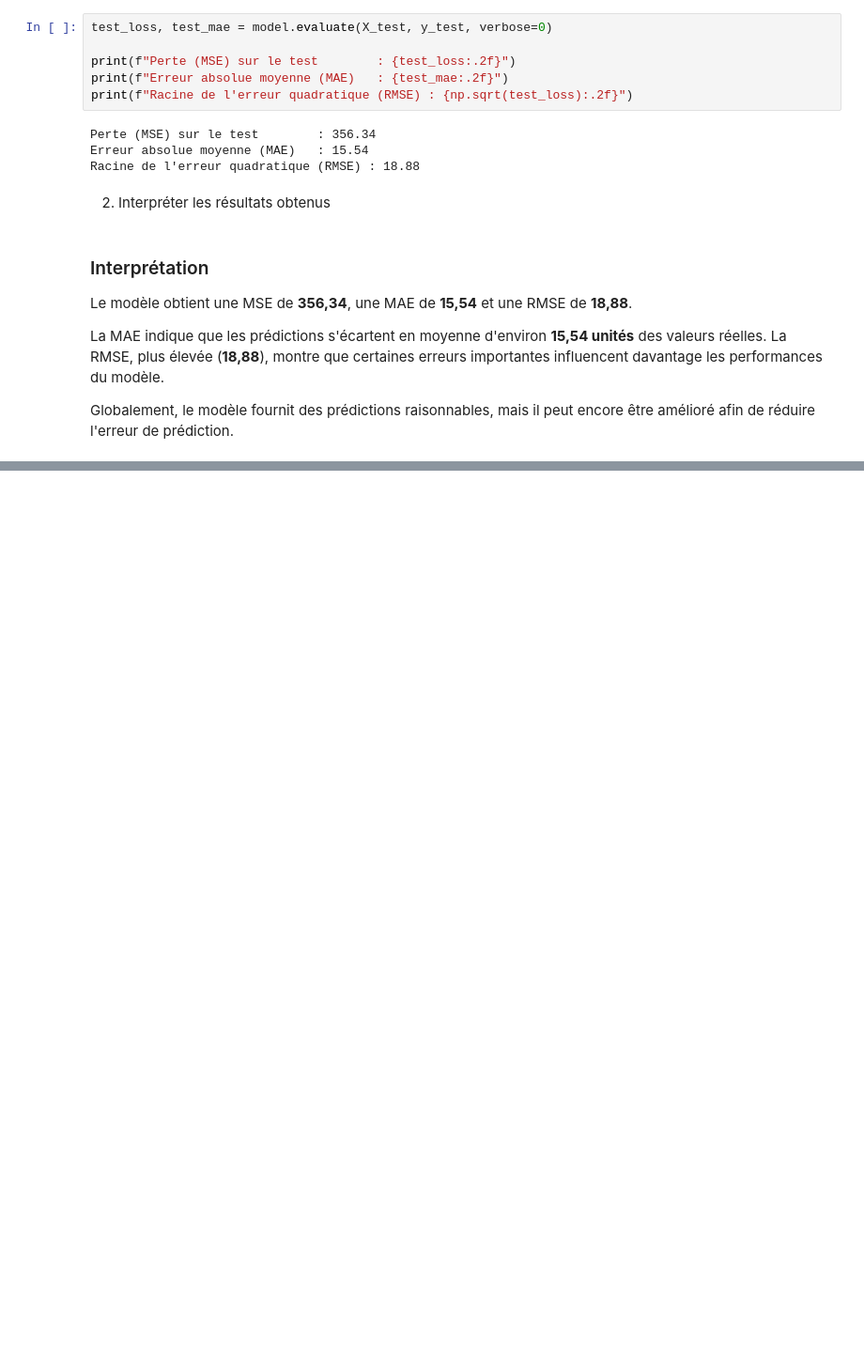
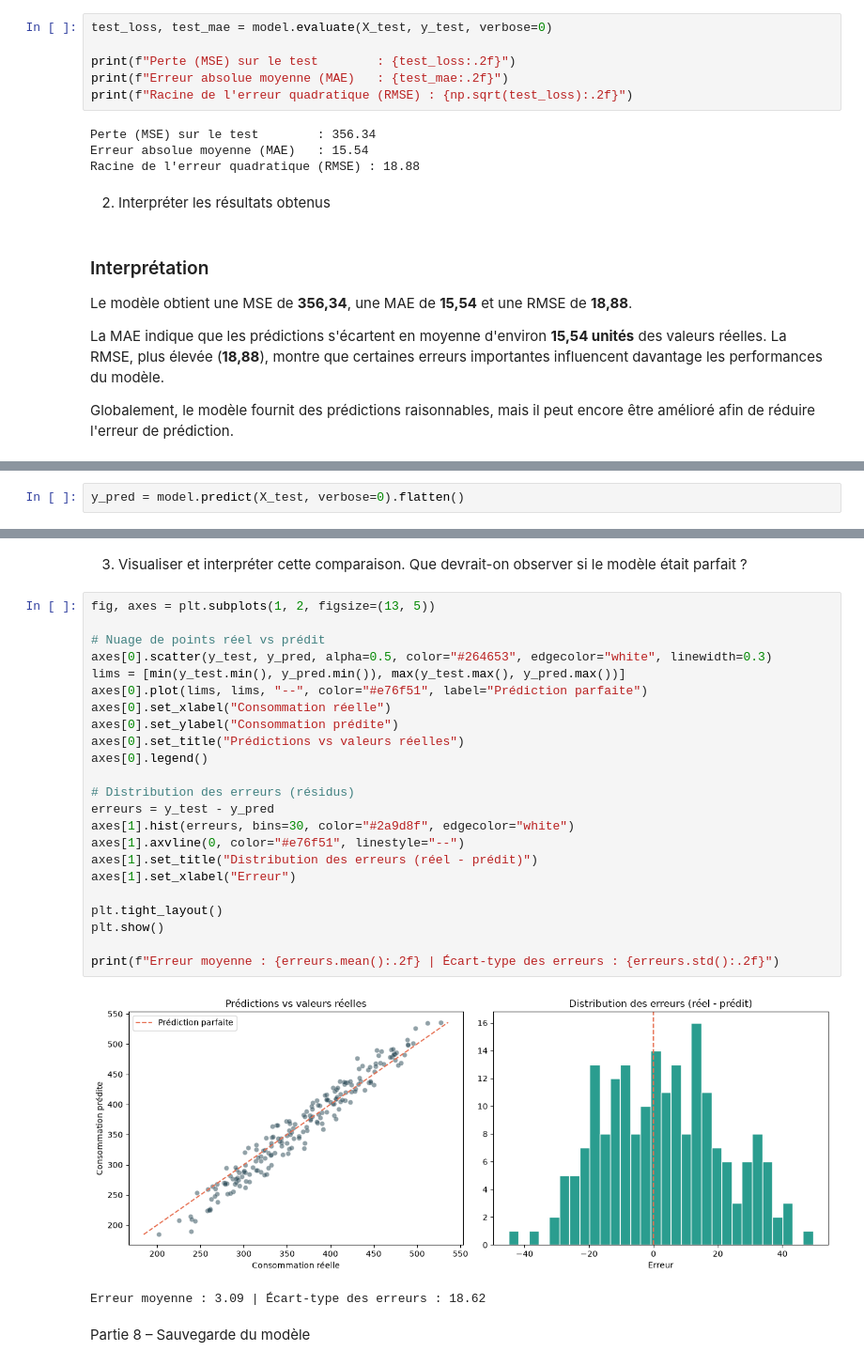
Before and after one commit to rokhayacoumbadiouf-bit/Atelier_Tensorflow, a Jupyter notebook: atelier_tensorflow_iot/notebooks/atelier_tensorflow_iot.ipynb, the cells around one changed output, grey strips where cells are left out. Shown at 94% size. Saved outputs shown, nothing was run; the diff lists cells and outputs as text; blank space fills up the shorter version.

Commit message:
Prédiction

```diff
--- a/atelier_tensorflow_iot/notebooks/atelier_tensorflow_iot.ipynb
+++ b/atelier_tensorflow_iot/notebooks/atelier_tensorflow_iot.ipynb
@@ -302,0 +305,2 @@ Partie 7 – Prédiction
+# %%
+y_pred = model.predict(X_test, verbose=0).flatten()
@@ -302,0 +327,30 @@ Partie 7 – Prédiction
+# %% [markdown]
+3) Visualiser et interpréter cette comparaison. Que devrait-on observer si le modèle était parfait ?
+# %%
+fig, axes = plt.subplots(1, 2, figsize=(13, 5))
+
+# Nuage de points réel vs prédit
+axes[0].scatter(y_test, y_pred, alpha=0.5, color="#264653", edgecolor="white", linewidth=0.3)
+lims = [min(y_test.min(), y_pred.min()), max(y_test.max(), y_pred.max())]
+axes[0].plot(lims, lims, "--", color="#e76f51", label="Prédiction parfaite")
+axes[0].set_xlabel("Consommation réelle")
+axes[0].set_ylabel("Consommation prédite")
+axes[0].set_title("Prédictions vs valeurs réelles")
+axes[0].legend()
+
+# Distribution des erreurs (résidus)
+erreurs = y_test - y_pred
+axes[1].hist(erreurs, bins=30, color="#2a9d8f", edgecolor="white")
+axes[1].axvline(0, color="#e76f51", linestyle="--")
+axes[1].set_title("Distribution des erreurs (réel - prédit)")
+axes[1].set_xlabel("Erreur")
+
+plt.tight_layout()
+plt.show()
+
+print(f"Erreur moyenne : {erreurs.mean():.2f} | Écart-type des erreurs : {erreurs.std():.2f}")
+# %% [output]
+[figure, added]
+Erreur moyenne : 3.09 | Écart-type des erreurs : 18.62
+# %% [markdown]
+Partie 8 – Sauvegarde du modèle
```
Also changed, not shown: parts of 5 cells of this notebook.
